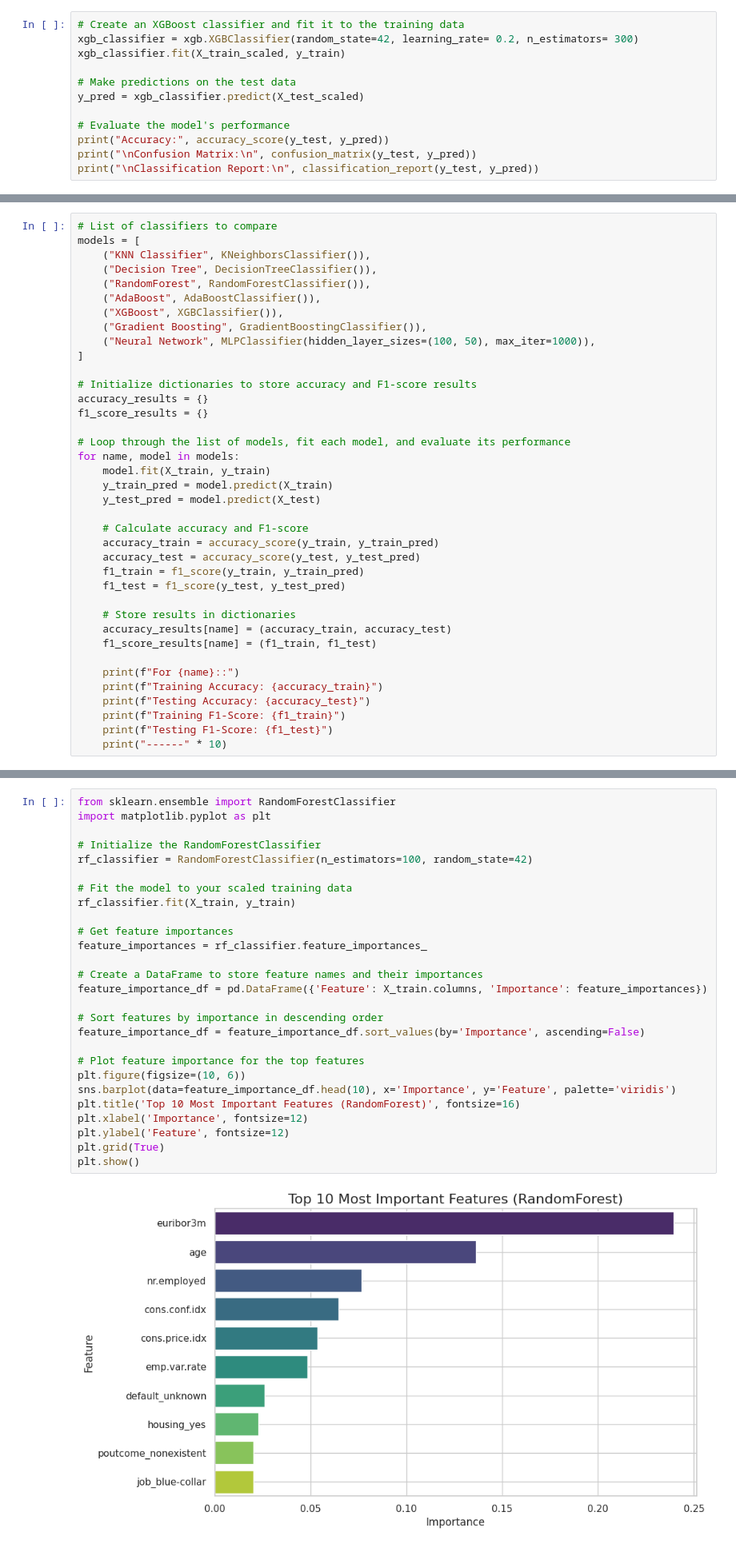
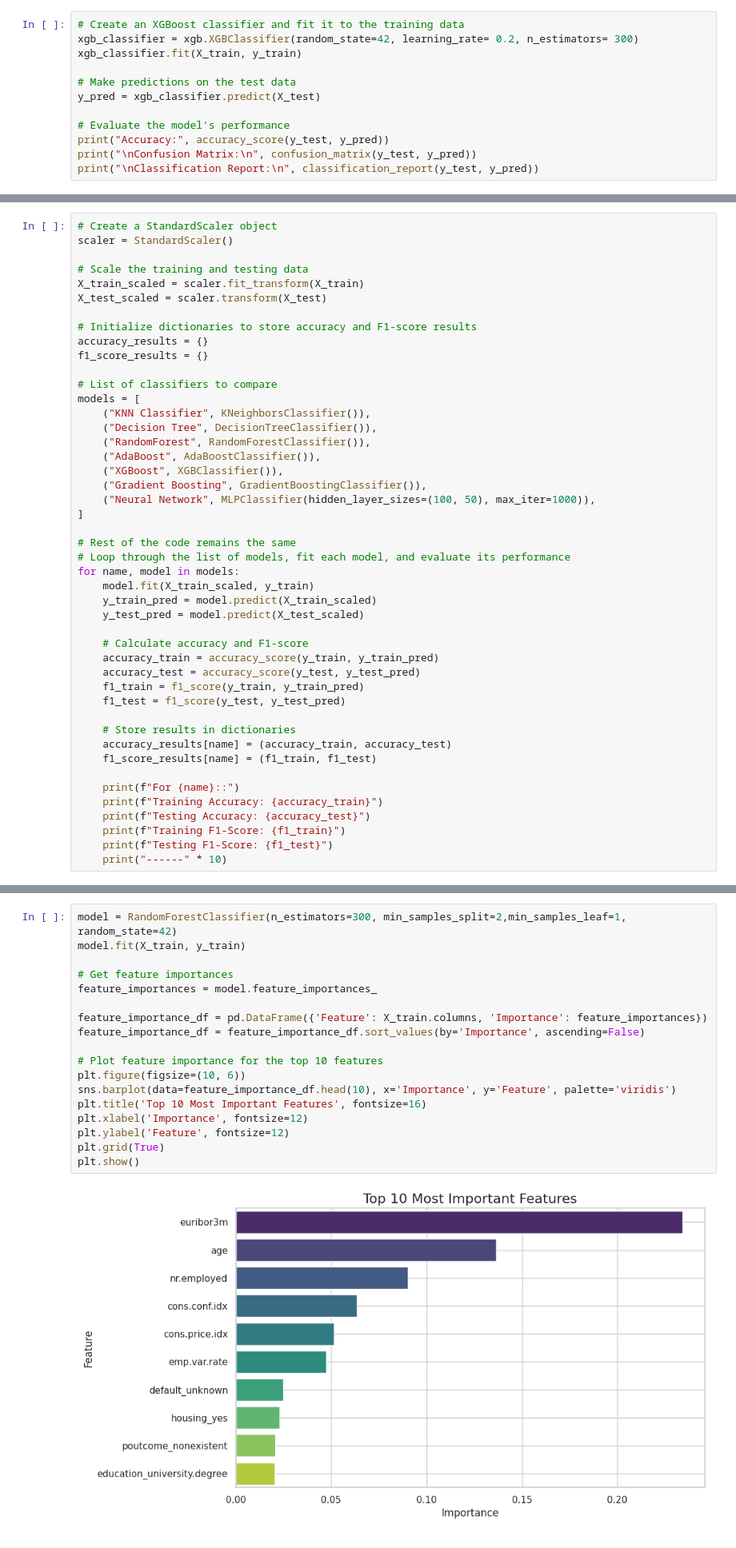
Before and after one commit to melihkurtaran/Bank_Marketing, a Jupyter notebook: TOM_Case.ipynb, the cells around one changed output, grey strips where cells are left out. Shown at 80% size. Drawn from its saved outputs; the diff is of its cells as text.

```diff
--- a/TOM_Case.ipynb
+++ b/TOM_Case.ipynb
@@ -609,10 +613,10 @@ Logistic Regression did not perform well, I try my fav model XGBoost
 # %%
 # Create an XGBoost classifier and fit it to the training data
 xgb_classifier = xgb.XGBClassifier(random_state=42, learning_rate= 0.2, n_estimators= 300)
-xgb_classifier.fit(X_train_scaled, y_train)
+xgb_classifier.fit(X_train, y_train)
 
 # Make predictions on the test data
-y_pred = xgb_classifier.predict(X_test_scaled)
+y_pred = xgb_classifier.predict(X_test)
 
 # Evaluate the model's performance
 print("Accuracy:", accuracy_score(y_test, y_pred))
@@ -637,6 +641,17 @@ weighted avg       0.89      0.89      0.89     21929
 # %% [markdown]
 ## Model Selection
 # %%
+# Create a StandardScaler object
+scaler = StandardScaler()
+
+# Scale the training and testing data
+X_train_scaled = scaler.fit_transform(X_train)
+X_test_scaled = scaler.transform(X_test)
+
+# Initialize dictionaries to store accuracy and F1-score results
+accuracy_results = {}
+f1_score_results = {}
+
 # List of classifiers to compare
 models = [
     ("KNN Classifier", KNeighborsClassifier()),
@@ -648,15 +663,12 @@ models = [
     ("Neural Network", MLPClassifier(hidden_layer_sizes=(100, 50), max_iter=1000)),
 ]
 
-# Initialize dictionaries to store accuracy and F1-score results
-accuracy_results = {}
-f1_score_results = {}
-
+# Rest of the code remains the same
 # Loop through the list of models, fit each model, and evaluate its performance
 for name, model in models:
-    model.fit(X_train, y_train)
-    y_train_pred = model.predict(X_train)
-    y_test_pred = model.predict(X_test)
+    model.fit(X_train_scaled, y_train)
+    y_train_pred = model.predict(X_train_scaled)
+    y_test_pred = model.predict(X_test_scaled)
 
     # Calculate accuracy and F1-score
     accuracy_train = accuracy_score(y_train, y_train_pred)
@@ -718,29 +777,20 @@ Highest test accuracy and F1-score belong to Random Forest so we will proceed wi
 # %%
-from sklearn.ensemble import RandomForestClassifier
-import matplotlib.pyplot as plt
-
-# Initialize the RandomForestClassifier
-rf_classifier = RandomForestClassifier(n_estimators=100, random_state=42)
-
-# Fit the model to your scaled training data
-rf_classifier.fit(X_train, y_train)
+model = RandomForestClassifier(n_estimators=300, min_samples_split=2,min_samples_leaf=1, random_state=42)
+model.fit(X_train, y_train)
 
 # Get feature importances
-feature_importances = rf_classifier.feature_importances_
+feature_importances = model.feature_importances_
 
-# Create a DataFrame to store feature names and their importances
 feature_importance_df = pd.DataFrame({'Feature': X_train.columns, 'Importance': feature_importances})
-
-# Sort features by importance in descending order
 feature_importance_df = feature_importance_df.sort_values(by='Importance', ascending=False)
 
-# Plot feature importance for the top features
+# Plot feature importance for the top 10 features
 plt.figure(figsize=(10, 6))
 sns.barplot(data=feature_importance_df.head(10), x='Importance', y='Feature', palette='viridis')
-plt.title('Top 10 Most Important Features (RandomForest)', fontsize=16)
+plt.title('Top 10 Most Important Features', fontsize=16)
 plt.xlabel('Importance', fontsize=12)
 plt.ylabel('Feature', fontsize=12)
 plt.grid(True)
 plt.show()
 # %% [output]
-[figure, old version]
+[figure, new version]
```
Also changed, not shown: parts of 26 cells of this notebook.
